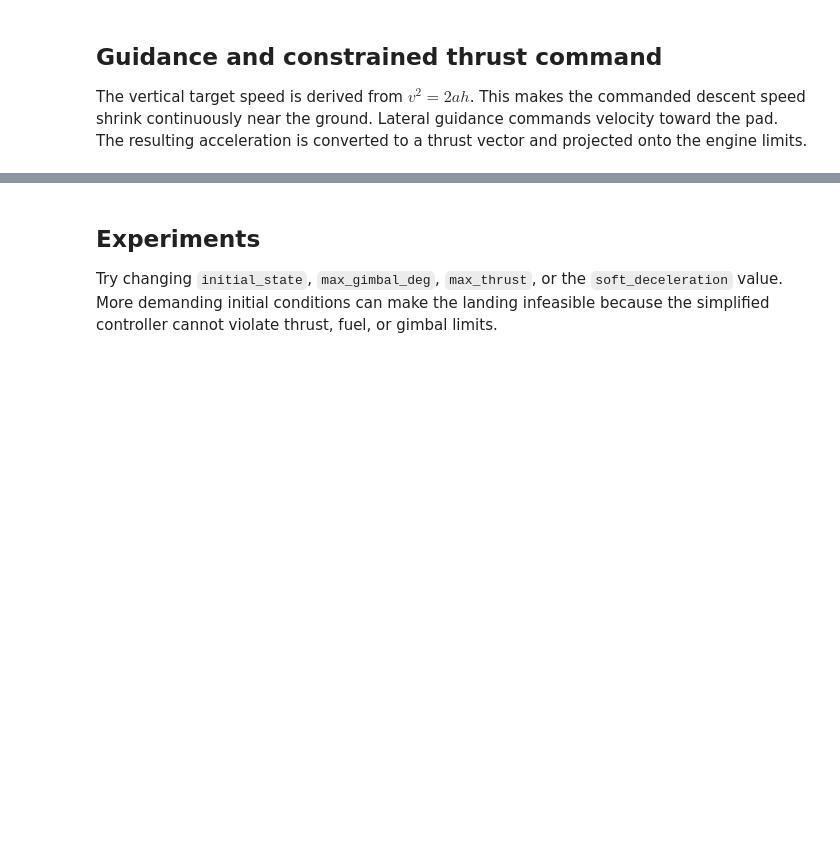
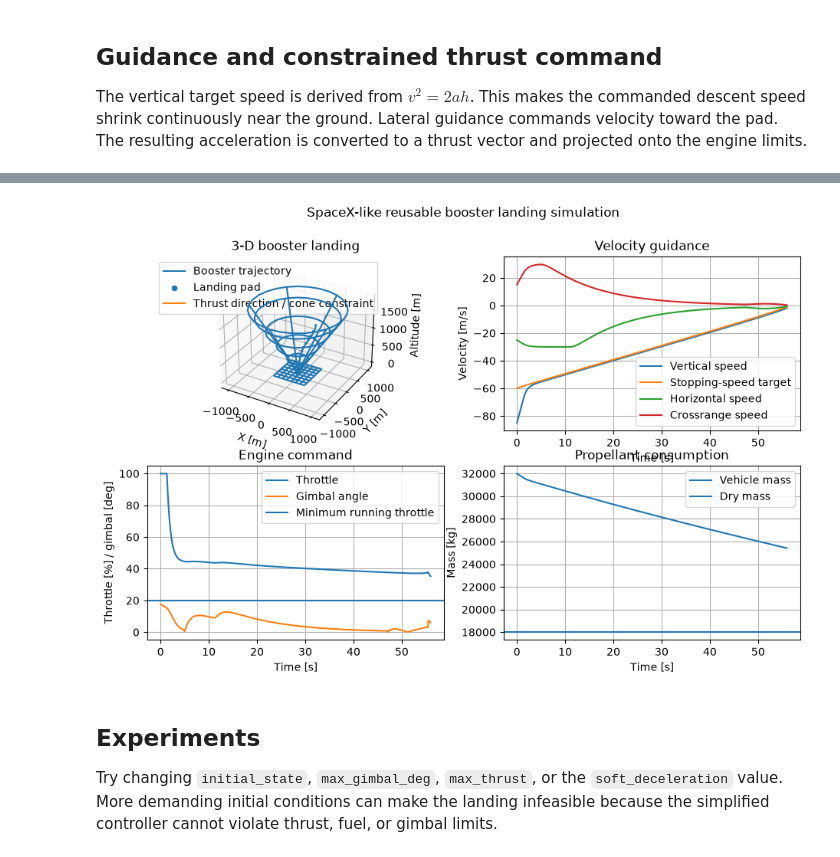
Before and after one commit to br4c3/control-barrier-functions-study, a Jupyter notebook: spacex_booster_landing.ipynb, the cells around one changed output, grey strips where cells are left out. Drawn from its saved outputs; the diff is of its cells as text; code cells hidden in the pictures; blank space fills up the shorter version.

Commit message:
feat: add spaceX project

```diff
--- a/spacex_booster_landing.ipynb
+++ b/spacex_booster_landing.ipynb
@@ -8,8 +8,6 @@ The controller follows a stopping-distance vertical-speed envelope while steerin
 import numpy as np
 import matplotlib.pyplot as plt
 from dataclasses import dataclass
-
-plt.rcParams.update({"figure.figsize": (11, 6.5), "axes.grid": True})
 
 @dataclass(frozen=True)
 class BoosterConfig:
@@ -151,5 +159,5 @@ assert np.min(cone_margin) >= -0.05  # numerical integration tolerance
 # %%
-fig = plt.figure(figsize=(15, 11), constrained_layout=True)
+fig = plt.figure()
 ax_traj = fig.add_subplot(2, 2, 1, projection="3d")
 ax_velocity = fig.add_subplot(2, 2, 2)
 ax_engine = fig.add_subplot(2, 2, 3)
@@ -157,19 +165,19 @@ ax_mass = fig.add_subplot(2, 2, 4)
 
 # Landing trajectory with sampled thrust arrows.
 ax = ax_traj
-ax.plot(result[:, col["x"]], result[:, col["y"]], result[:, col["z"]], linewidth=2.2, label="Booster trajectory")
+ax.plot(result[:, col["x"]], result[:, col["y"]], result[:, col["z"]], label="Booster trajectory")
 ground_extent = 380.0
 ground_axis = np.linspace(-ground_extent, ground_extent, 8)
 ground_x, ground_y = np.meshgrid(ground_axis, ground_axis)
-ax.plot_wireframe(ground_x, ground_y, np.zeros_like(ground_x), linewidth=0.5, alpha=0.35)
+ax.plot_wireframe(ground_x, ground_y, np.zeros_like(ground_x))
 cone_z = np.linspace(0.0, initial_state[2], 24)
 cone_theta = np.linspace(0.0, 2.0 * np.pi, 28)
 cone_z_grid, cone_theta_grid = np.meshgrid(cone_z, cone_theta)
 cone_radius = cfg.landing_pad_radius + np.tan(np.deg2rad(cfg.cone_half_angle_deg)) * cone_z_grid
 ax.plot_wireframe(cone_radius * np.cos(cone_theta_grid),
                   cone_radius * np.sin(cone_theta_grid), cone_z_grid,
-                  rstride=5, cstride=5, linewidth=0.45, alpha=0.25)
-ax.scatter([landing_pad[0]], [landing_pad[1]], [0.0], marker="*", s=160, label="Landing pad")
+                  rstride=5, cstride=5)
+ax.scatter([landing_pad[0]], [landing_pad[1]], [0.0], label="Landing pad")
 arrow_indices = np.linspace(0, len(result) - 1, 16).round().astype(int)
 for i in arrow_indices:
     thrust = result[i, [col["tx"], col["ty"], col["tz"]]]
@@ -178,44 +186,45 @@ for i in arrow_indices:
         direction = thrust / norm
         ax.quiver(result[i, col["x"]], result[i, col["y"]], result[i, col["z"]],
                   direction[0], direction[1], direction[2],
-                  length=70.0, normalize=True, arrow_length_ratio=0.20, linewidth=1.2)
-ax.plot([], [], linewidth=1.5, label="Thrust direction / cone constraint")
+                  length=70.0, normalize=True)
+ax.plot([], [], label="Thrust direction / cone constraint")
 ax.set_xlabel("X [m]")
 ax.set_ylabel("Y [m]")
 ax.set_zlabel("Altitude [m]")
 ax.set_title("3-D booster landing")
-ax.view_init(elev=24, azim=-55)
 ax.legend()
 
 ax = ax_velocity
 ax.plot(result[:, col["t"]], result[:, col["vz"]], label="Vertical speed")
-ax.plot(result[:, col["t"]], result[:, col["vz_target"]], linestyle="--", label="Stopping-speed target")
+ax.plot(result[:, col["t"]], result[:, col["vz_target"]], label="Stopping-speed target")
 ax.plot(result[:, col["t"]], result[:, col["vx"]], label="Horizontal speed")
 ax.plot(result[:, col["t"]], result[:, col["vy"]], label="Crossrange speed")
 ax.set_xlabel("Time [s]")
 ax.set_ylabel("Velocity [m/s]")
 ax.set_title("Velocity guidance")
 ax.legend()
 
 ax = ax_engine
 ax.plot(result[:, col["t"]], 100.0 * result[:, col["throttle"]], label="Throttle")
 ax.plot(result[:, col["t"]], np.rad2deg(result[:, col["gimbal"]]), label="Gimbal angle")
-ax.axhline(100.0 * cfg.min_throttle, linestyle="--", label="Minimum running throttle")
+ax.axhline(100.0 * cfg.min_throttle, label="Minimum running throttle")
 ax.set_xlabel("Time [s]")
 ax.set_ylabel("Throttle [%] / gimbal [deg]")
 ax.set_title("Engine command")
 ax.legend()
 
 ax = ax_mass
 ax.plot(result[:, col["t"]], result[:, col["mass"]], label="Vehicle mass")
-ax.axhline(cfg.dry_mass, linestyle="--", label="Dry mass")
+ax.axhline(cfg.dry_mass, label="Dry mass")
 ax.set_xlabel("Time [s]")
 ax.set_ylabel("Mass [kg]")
 ax.set_title("Propellant consumption")
 ax.legend()
 
-fig.suptitle("SpaceX-like reusable booster landing simulation", fontsize=15)
+fig.suptitle("SpaceX-like reusable booster landing simulation")
 plt.show()
+# %% [output]
+[figure, added]
 # %% [markdown]
 ## Experiments
 
```
Also changed, not shown: parts of 1 cell of this notebook, 1 other file.
